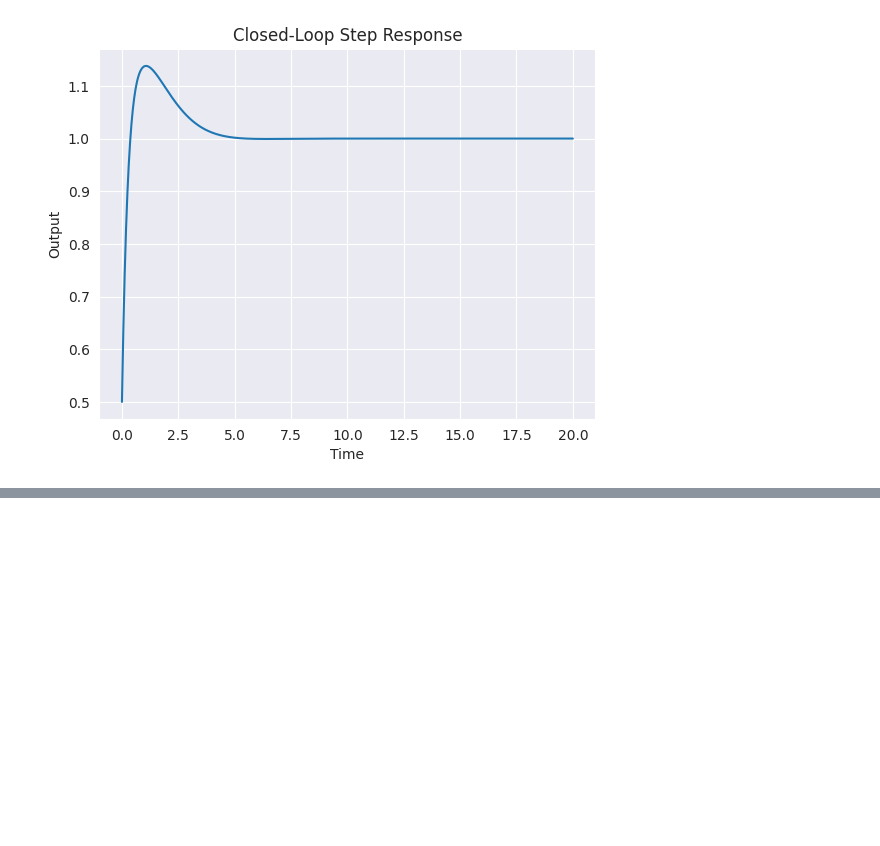
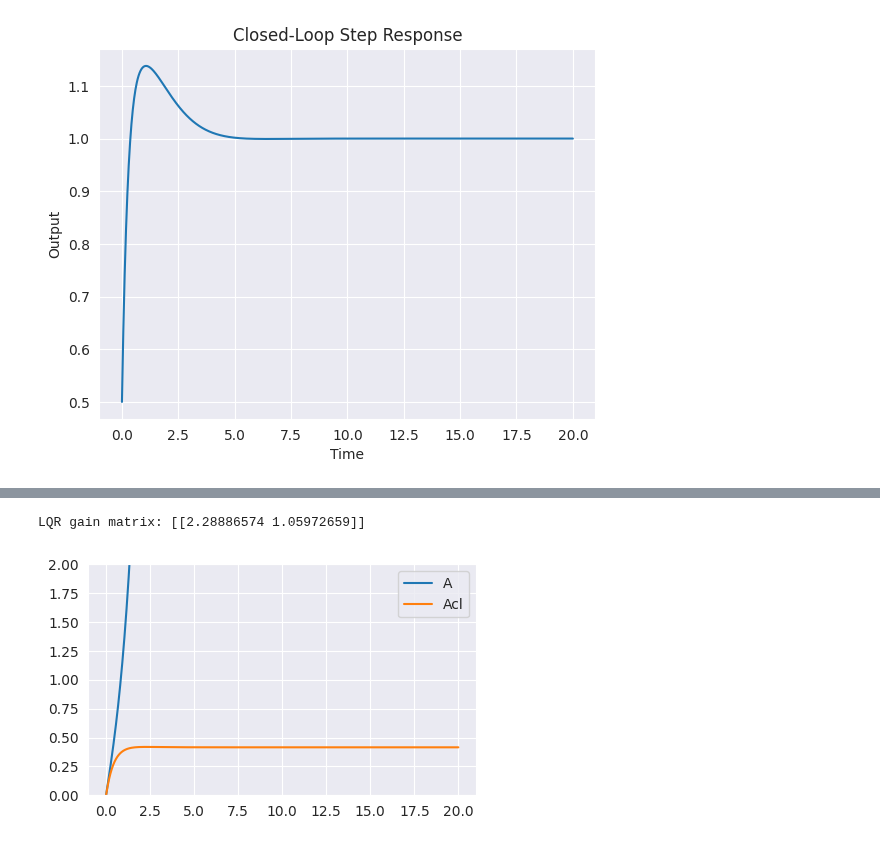
Before and after one commit to SKaiquelima/advanced-control, a Jupyter notebook: Notes/PolePlacement.ipynb, the cells around one changed output, grey strips where cells are left out. Cells and saved outputs as stored; diff of their text form; code cells hidden in the pictures; blank space fills up the shorter version.

```diff
--- a/Notes/PolePlacement.ipynb
+++ b/Notes/PolePlacement.ipynb
@@ -228,0 +254,34 @@ y(∞) = 1.00
+# %%
+# define the weighting matrices Q and R
+Q = np.array([[5, 0], [0, 1]])
+R = np.array([[5]])
+
+# solve the algebraic Riccati equation to obtain the LQR gain matrix K
+K, S, E = matlab.lqr(A, B, Q, R)
+
+# create the closed-loop system with the LQR controller
+Ac = A - B @ K
+sys_lqr = matlab.ss(Ac, B, C, D)
+
+# print the LQR gain matrix
+print(f"LQR gain matrix: {K}")
+# %% [output]
+LQR gain matrix: [[2.28886574 1.05972659]]
+# %%
+# plot
+t = np.linspace(0, 20, 1000)
+y, t = matlab.step(sys, t)
+ylqr, t = matlab.step(sys_lqr, t)
+
+fig, ax = plt.subplots(figsize=(5, 3))
+
+ax.plot(t, y, label='A')
+ax.plot(t, ylqr, label='Acl')
+ax.legend()
+
+# limit y axis
+plt.ylim(0, 2)
+
+plt.show()
+# %% [output]
+[figure, added]
```
Also changed, not shown: parts of 2 cells of this notebook.
